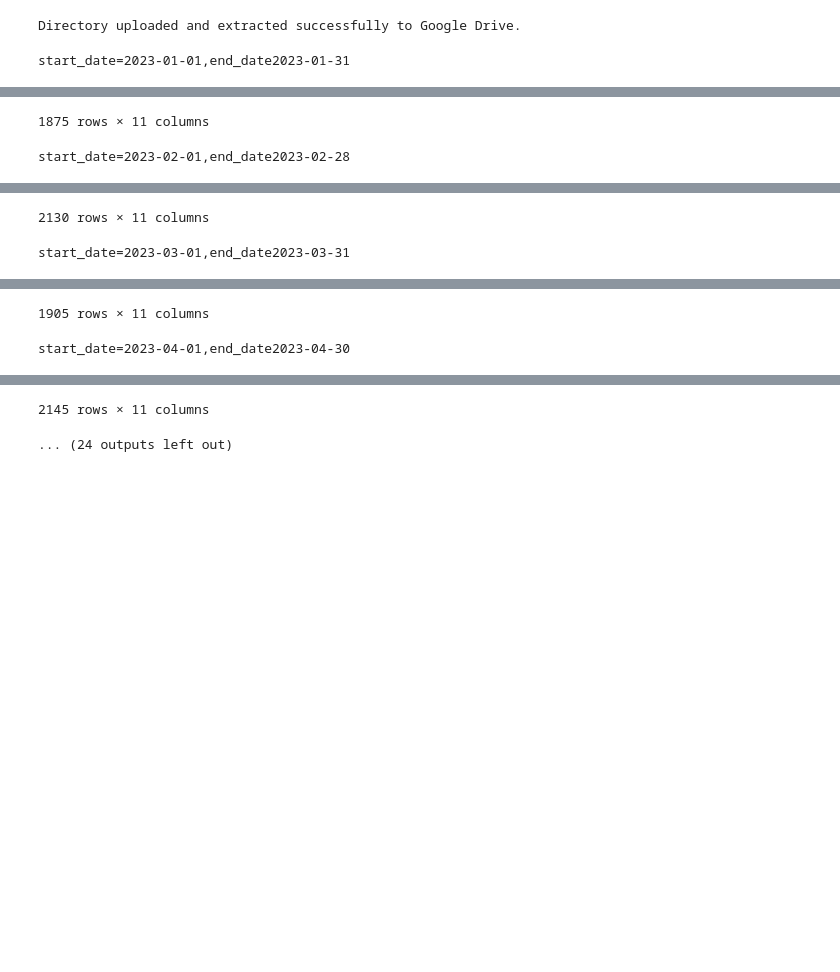
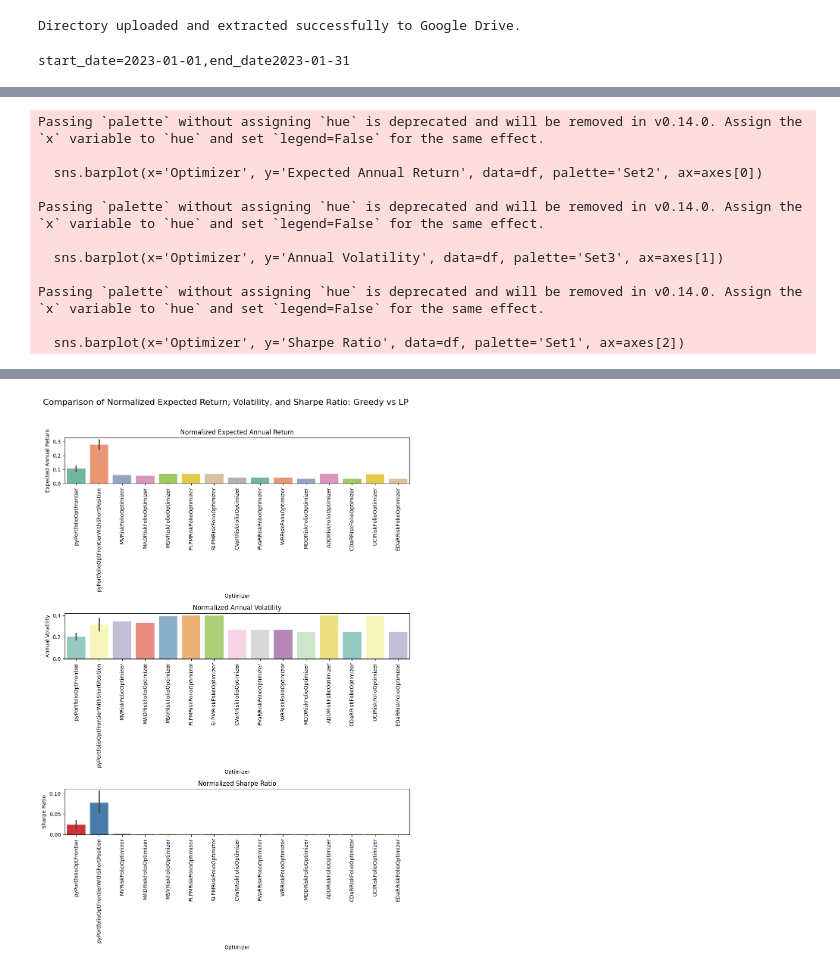
Before and after one commit to rushikeshnakhate/PyPortOptimizationPipeline, a Jupyter notebook: multi_dates_post_processing_visualization.ipynb, the cells around one changed output, grey strips where cells are left out. Drawn from its saved outputs; the diff is of its cells as text; code cells hidden in the pictures; blank space fills up the shorter version.

```diff
--- a/multi_dates_post_processing_visualization.ipynb
+++ b/multi_dates_post_processing_visualization.ipynb
@@ -112,29 +112,25 @@ def load_data_and_plot(start_date, data_dir, plot_func):
     plot_func (function): A function to plot the data (either bar plot or 3D plot).
     """
     current_month_dir = create_current_month_directory(start_date, data_dir)
-    data_pkl_filepath = os.path.join(current_month_dir, "data.pkl")
-    expected_return_pkl_filepath = os.path.join(current_month_dir, "expected_return.pkl")
-    optimization_pkl_filepath = os.path.join(current_month_dir, "optimization.pkl")
-    post_processing_weight_pkl_filepath = os.path.join(current_month_dir, "post_processing_weight.pkl")
+    # data_pkl_filepath = os.path.join(current_month_dir, "data.pkl")
+    # expected_return_pkl_filepath = os.path.join(current_month_dir, "expected_return.pkl")
+    # optimization_pkl_filepath = os.path.join(current_month_dir, "optimization.pkl")
+    perforamnce_pkl_filepath = os.path.join(current_month_dir, "post_processing_weight.pkl")
+
+    # Load data
+    # data = pd.read_pickle(data_pkl_filepath)
+    # expected_return_df = pd.read_pickle(expected_return_pkl_filepath)
+    # optimization_df = pd.read_pickle(optimization_pkl_filepath)
+    performance_df = pd.read_pickle(perforamnce_pkl_filepath)
 
 
-    # Load data
-    data = pd.read_pickle(data_pkl_filepath)
-    expected_return_df = pd.read_pickle(expected_return_pkl_filepath)
-    optimization_df = pd.read_pickle(optimization_pkl_filepath)
-    post_processing_df = pd.read_pickle(post_processing_weight_pkl_filepath)
 
-
-    # Apply this function to every cell in the DataFrame
-    df1 = post_processing_df.applymap(clean_metadata)
-    optimized_df_cleaned = df1.applymap(extract_value)
-
-    display(post_processing_df)
+    # display(post_processing_df)
     # Format the month as 'YYYY-MM' for the title
     current_month = start_date.strftime('%Y-%m')
     # Call the provided plot function
     # print("using optimization_pkl_filepath=optimization_pkl_filepath{}".format(optimization_pkl_filepath))
-    return plot_func(optimized_df_cleaned)
+    return plot_func(performance_df)
 # %%
 # Update the ranking functions to return the top 10 for best and worst portfolios
 target_columns = ['Sharpe Ratio','Annual Volatility','Expected Return Type', 'Risk Model', 'Optimizer', 'Expected Annual Return', 'Weights','Allocation_GreedyPortfolio_weight','Allocation_LpPortfolio_weight','Allocation_GreedyPortfolio_remaining_amount','Allocation_LpPortfolio_remaining_amount']
@@ -184,10 +228,11 @@ def rank_by_sharpe_ratio(df1):
 # %%
 if __name__ == "__main__":
     year = 2023
-    month_ranges = generate_month_date_ranges(year)
+    month_ranges = generate_month_date_ranges(year, months=[1])
     for start_date, end_date in month_ranges:
       print("start_date={},end_date{}".format(start_date, end_date))
-      top_best, bottom_worst  = load_data_and_plot(start_date, data_dir, rank_by_annual_return)
-      data_table.DataTable(top_best)
+      load_data_and_plot(start_date, data_dir, plot_portfolio_comparison_normalized)
+      # compare_allocations(top_best)
+      # data_table.DataTable(top_best)
 # %% [output]
 start_date=2023-01-01,end_date2023-01-31
@@ -206,2 +239,11 @@ start_date=2023-01-01,end_date2023-01-31
-1875 rows × 11 columns
+Passing `palette` without assigning `hue` is deprecated and will be removed in v0.14.0. Assign the `x` variable to `hue` and set `legend=False` for the same effect.
+
+  sns.barplot(x='Optimizer', y='Expected Annual Return', data=df, palette='Set2', ax=axes[0])
+
+Passing `palette` without assigning `hue` is deprecated and will be removed in v0.14.0. Assign the `x` variable to `hue` and set `legend=False` for the same effect.
+
+  sns.barplot(x='Optimizer', y='Annual Volatility', data=df, palette='Set3', ax=axes[1])
+
+Passing `palette` without assigning `hue` is deprecated and will be removed in v0.14.0. Assign the `x` variable to `hue` and set `legend=False` for the same effect.
+
+  sns.barplot(x='Optimizer', y='Sharpe Ratio', data=df, palette='Set1', ax=axes[2])
-start_date=2023-02-01,end_date2023-02-28
@@ -220,2 +249,0 @@ start_date=2023-02-01,end_date2023-02-28
-2130 rows × 11 columns
-start_date=2023-03-01,end_date2023-03-31
@@ -234,2 +249,0 @@ start_date=2023-03-01,end_date2023-03-31
-1905 rows × 11 columns
-start_date=2023-04-01,end_date2023-04-30
@@ -248,2 +250 @@ start_date=2023-04-01,end_date2023-04-30
-2145 rows × 11 columns
-... (24 outputs left out)
+[figure, added]
```
Also changed, not shown: parts of 9 cells of this notebook.
